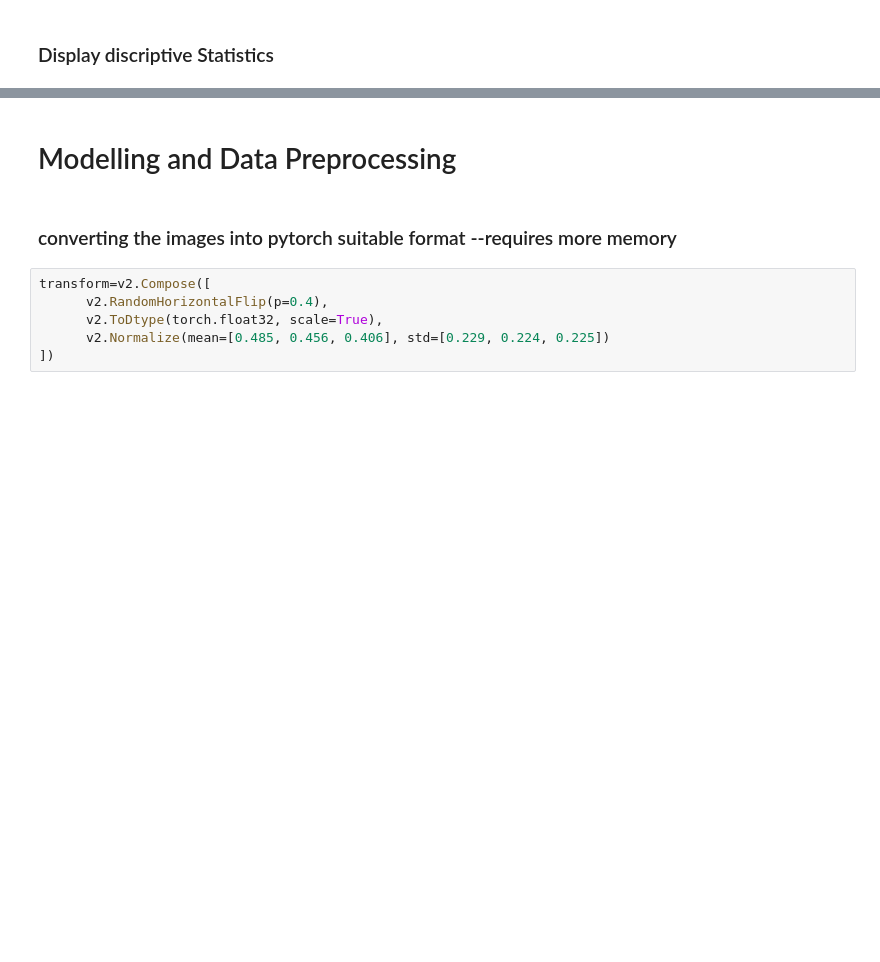
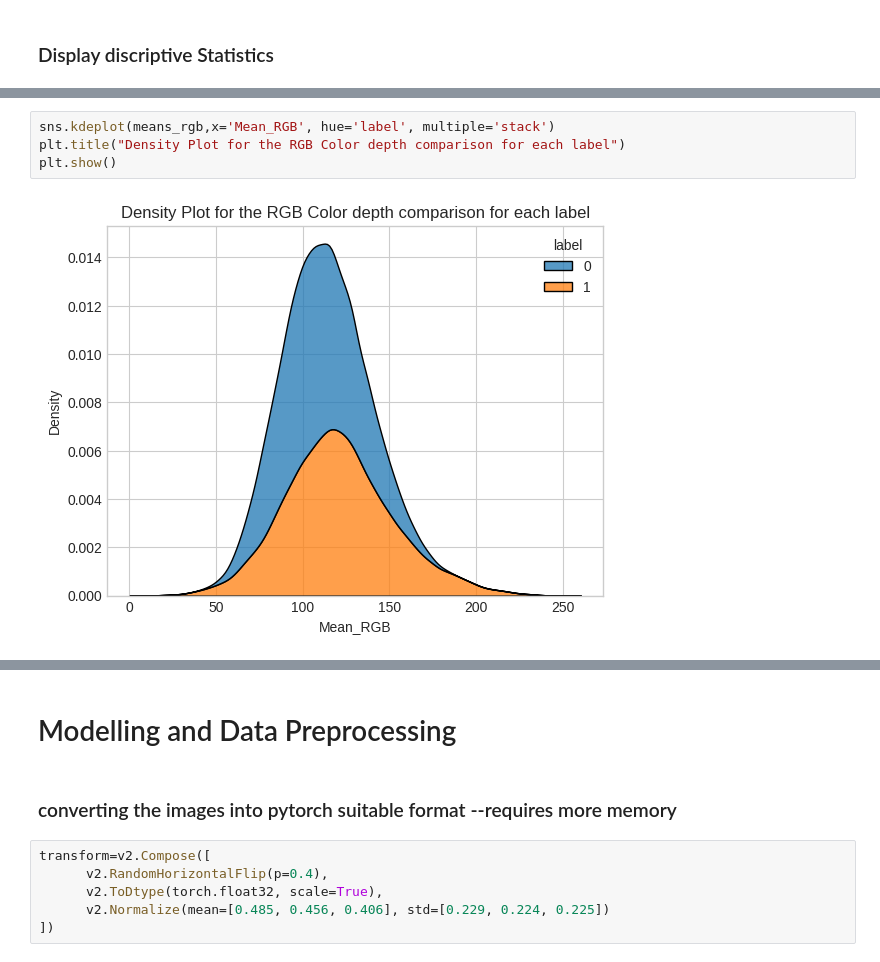
Before and after one commit to 1nuc/image-classification, a Jupyter notebook: run.ipynb, the cells around one changed output, grey strips where cells are left out. Cells and saved outputs as stored; diff of their text form; blank space fills up the shorter version.

```diff
--- a/run.ipynb
+++ b/run.ipynb
@@ -141,0 +174,6 @@ statistics=data.to_pandas()
+# %%
+sns.kdeplot(means_rgb,x='Mean_RGB', hue='label', multiple='stack')
+plt.title("Density Plot for the RGB Color depth comparison for each label")
+plt.show()
+# %% [output]
+[figure, added]
```
Also changed, not shown: parts of 9 cells of this notebook.
